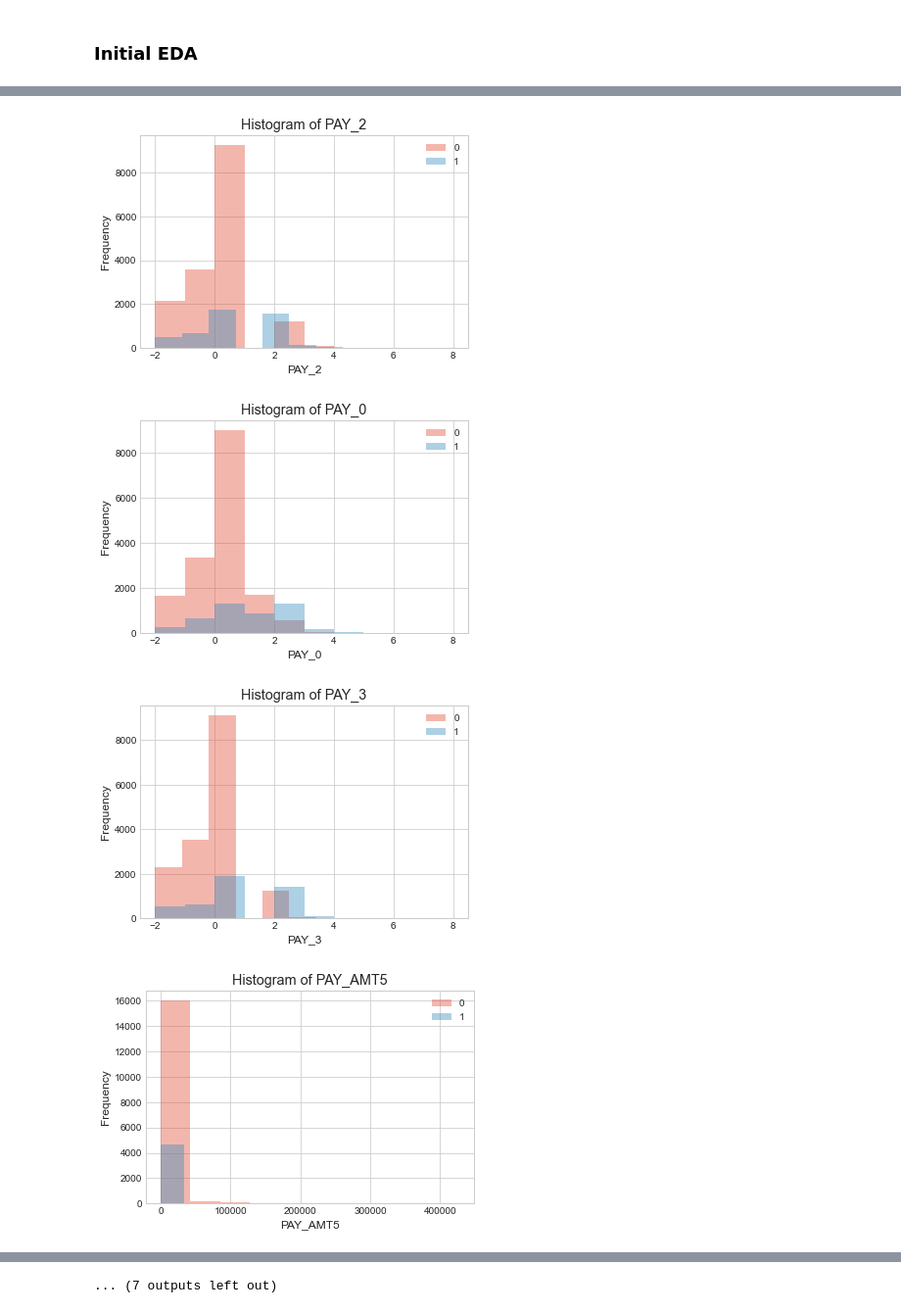
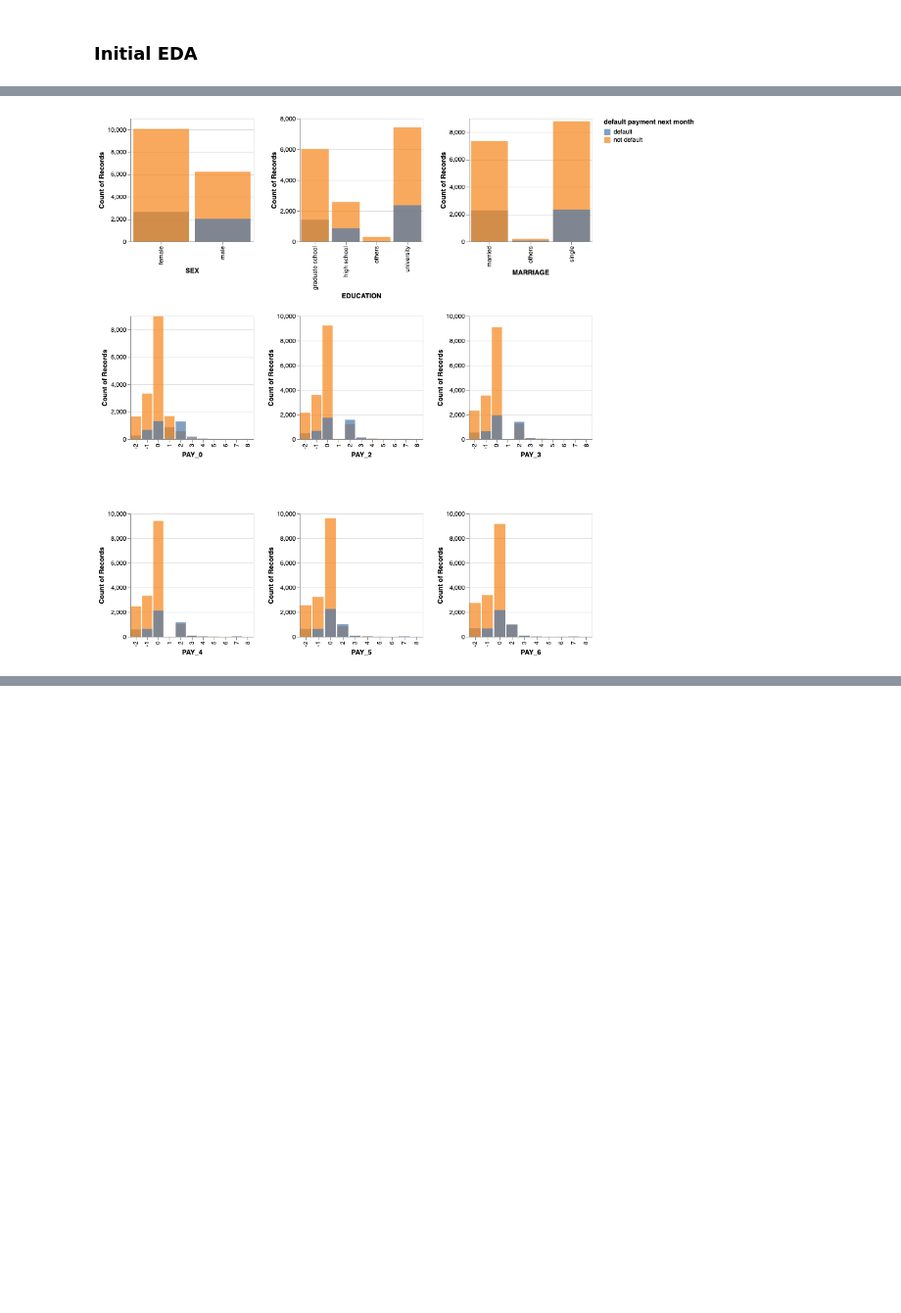
Before and after one commit to UBC-MDS/Credit-Card-Default-Prediction, a Jupyter notebook: src/credit_card_default_eda.ipynb, the cells around one changed output, grey strips where cells are left out. Shown at 98% size. Saved outputs shown, nothing was run; the diff lists cells and outputs as text; code cells hidden in the pictures; blank space fills up the shorter version.

```diff
--- a/src/credit_card_default_eda.ipynb
+++ b/src/credit_card_default_eda.ipynb
@@ -147,13 +152,40 @@ To explore how each feature conributes to the prediction of the default calss, w
+# %%
+def transfer1(x):
+    if x == 1:
+        return 'married'
+    elif x == 2:
+        return 'single'
+    else:
+        return 'others'
+
+def transfer2(x):
+    if x == 1:
+        return 'graduate school'
+    elif x == 2:
+        return 'university'
+    elif x == 3:
+        return 'high school'
+    else:
+        return 'others'
+
+train_df['default payment next month'] = train_df['default payment next month'].apply(lambda x:'default' if x==1 else 'not default')
+train_df['SEX'] = train_df['SEX'].apply(lambda x: 'male' if x==1 else 'female')
+train_df['MARRIAGE'] = train_df['MARRIAGE'].apply(transfer1)
+train_df['EDUCATION'] = train_df['EDUCATION'].apply(transfer2)
 # %%
-plt.style.use("seaborn-whitegrid")
+alt.Chart(train_df).mark_bar().encode(
+    alt.X(alt.repeat(), type='nominal'),
+    alt.Y('count()', stack=False),
+    color='default payment next month',
+    opacity=alt.value(0.7)
+).properties(
+    width=200,
+    height=200
+).repeat(
+    categorical_features,
+    columns=3
+)
 
-for feat in numeric_features:
-    ax = train_df.groupby("default payment next month")[feat].plot.hist(bins=10, alpha=0.4, legend=True)
-    plt.xlabel(feat)
-    plt.title("Histogram of " + feat)
-    plt.show();
+#the values of PAY_N need to be labeled correcly
 # %% [output]
-[figure, old version]
+[figure, new version]
-[figure, removed]
-[figure, removed]
-[figure, removed]
@@ -168,2 +192 @@ for feat in numeric_features:
-... (7 outputs left out)
 # %%
```
Also changed, not shown: parts of 11 cells of this notebook.
